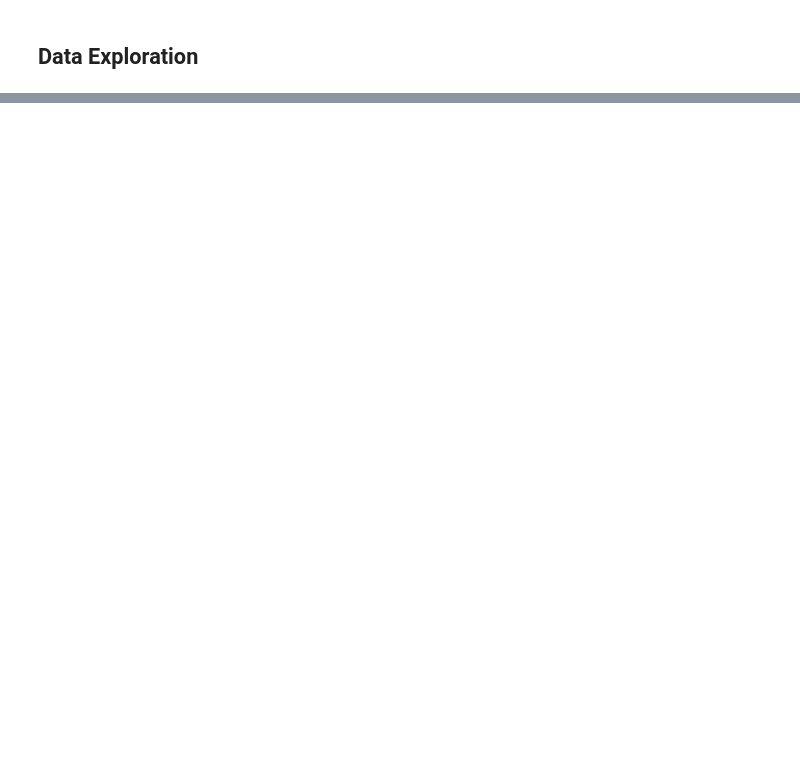
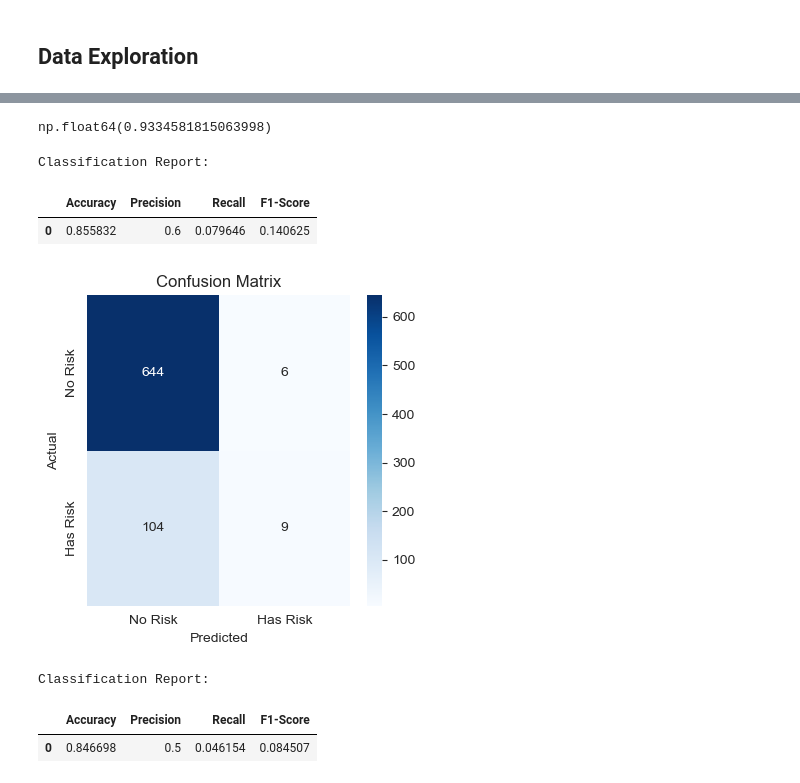
Before and after one commit to yukiroow/data-mining-acts, a Jupyter notebook: mid_act3.ipynb, the cells around one changed output, grey strips where cells are left out. Drawn from its saved outputs; the diff is of its cells as text; code cells hidden in the pictures; blank space fills up the shorter version.

```diff
--- a/mid_act3.ipynb
+++ b/mid_act3.ipynb
@@ -21,0 +174,76 @@ cancer.head()
+# %%
+from sklearn.decomposition import PCA
+
+# Remove Features with adjusted p-score > 0.05
+processed_cancer = processed_cancer.drop(
+    columns=['educationLevel_3.0', 'heartRate', 'currentSmoker_0.0', 'currentSmoker_1.0',
+             'educationLevel_4.0'])  # 19 Features Left
+
+# Apply PCA
+pca = PCA(n_components=8)
+pca.fit_transform(processed_cancer)
+sum(pca.explained_variance_ratio_)  # >= 8 Components should do
+# %% [output]
+np.float64(0.9334581815063998)
+# %%
+from sklearn.metrics import accuracy_score, precision_score, recall_score, f1_score
+from sklearn.linear_model import LogisticRegression
+from sklearn.model_selection import train_test_split
+
+# Split dataset
+pca_cancer = pca.fit_transform(processed_cancer)
+
+# Set aside 10% of the Dataset for verification
+cancer_data, verification_data, cancer_target, verification_target = train_test_split(pca_cancer, target, test_size=0.1,
+                                                                                      random_state=10)
+
+# Split data 80:20 for training
+x_train, x_test, y_train, y_test = train_test_split(cancer_data, cancer_target, test_size=0.2, random_state=10)
+# %%
+# Train the Model
+model = LogisticRegression()
+model.fit(x_train, y_train)
+
+y_pred = model.predict(x_test)
+print("\nClassification Report:")
+result = pd.DataFrame([{
+    'Accuracy': accuracy_score(y_test, y_pred),
+    'Precision': precision_score(y_test, y_pred),
+    'Recall': recall_score(y_test, y_pred),
+    'F1-Score': f1_score(y_test, y_pred),
+}])
+result
+# %% [output]
+Classification Report:
+|  | Accuracy | Precision | Recall | F1-Score |
+| 0 | 0.855832 | 0.6 | 0.079646 | 0.140625 |
+# %%
+from sklearn.metrics import confusion_matrix
+
+# Confusion Matrix
+cm = confusion_matrix(y_test, y_pred)
+labels = ['No Risk', 'Has Risk']
+plt.figure(figsize=(4, 4))
+sns.heatmap(cm, annot=True, fmt='d', cmap='Blues', xticklabels=labels, yticklabels=labels)
+plt.title('Confusion Matrix')
+plt.xlabel('Predicted')
+plt.ylabel('Actual')
+plt.tight_layout()
+plt.show()
+# %% [output]
+[figure, added]
+# %%
+# Test on 10% remaining data
+test_pred = model.predict(verification_data)
+print("\nClassification Report:")
+result = pd.DataFrame([{
+    'Accuracy': accuracy_score(verification_target, test_pred),
+    'Precision': precision_score(verification_target, test_pred),
+    'Recall': recall_score(verification_target, test_pred),
+    'F1-Score': f1_score(verification_target, test_pred),
+}])
+result
+# %% [output]
+Classification Report:
+|  | Accuracy | Precision | Recall | F1-Score |
+| 0 | 0.846698 | 0.5 | 0.046154 | 0.084507 |
```
Also changed, not shown: parts of 11 cells of this notebook, 1 other file.
